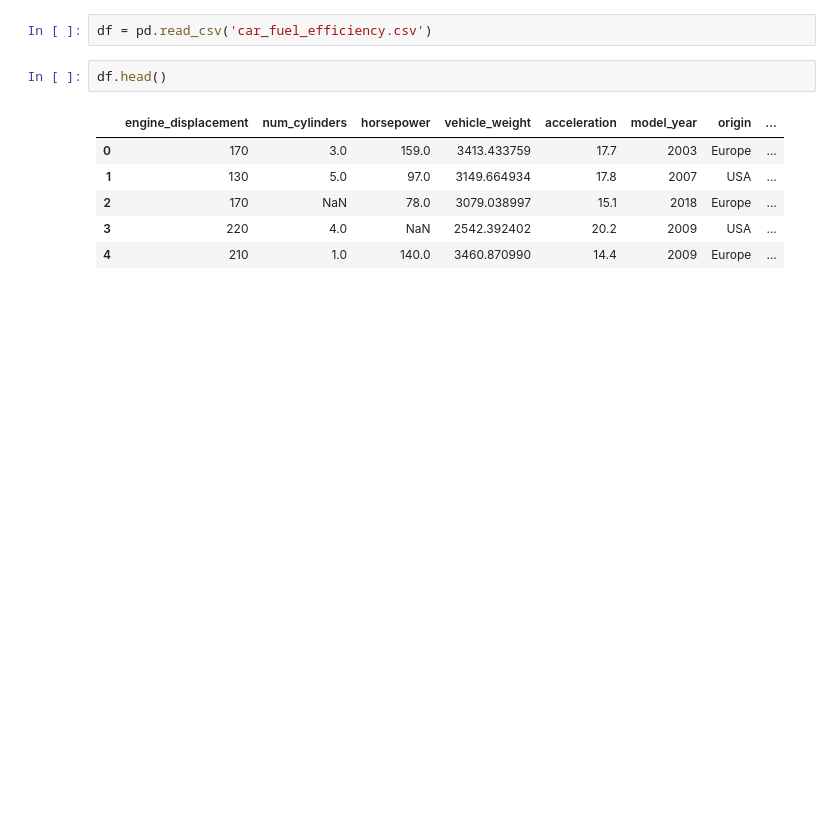
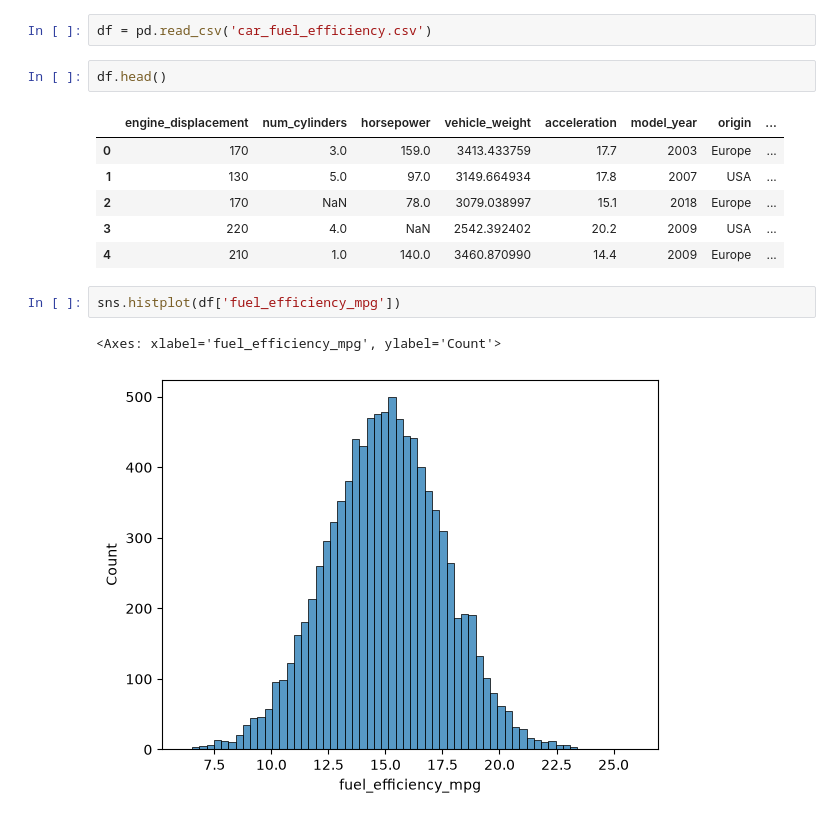
Before and after one commit to yunusov02/datatalks, a Jupyter notebook: 02-regression/homework.ipynb, the cells around one changed output. Drawn from its saved outputs; the diff is of its cells as text; blank space fills up the shorter version.

```diff
--- a/02-regression/homework.ipynb
+++ b/02-regression/homework.ipynb
@@ -29,3 +21,8 @@ df.head()
 | 2 | 170 | NaN | 78.0 | 3079.038997 | 15.1 | 2018 | Europe | ... |
 | 3 | 220 | 4.0 | NaN | 2542.392402 | 20.2 | 2009 | USA | ... |
 | 4 | 210 | 1.0 | 140.0 | 3460.870990 | 14.4 | 2009 | Europe | ... |
+# %%
+sns.histplot(df['fuel_efficiency_mpg'])
+# %% [output]
+<Axes: xlabel='fuel_efficiency_mpg', ylabel='Count'>
+[figure, added]
```
Also changed, not shown: parts of 26 cells of this notebook, 1 other file.
